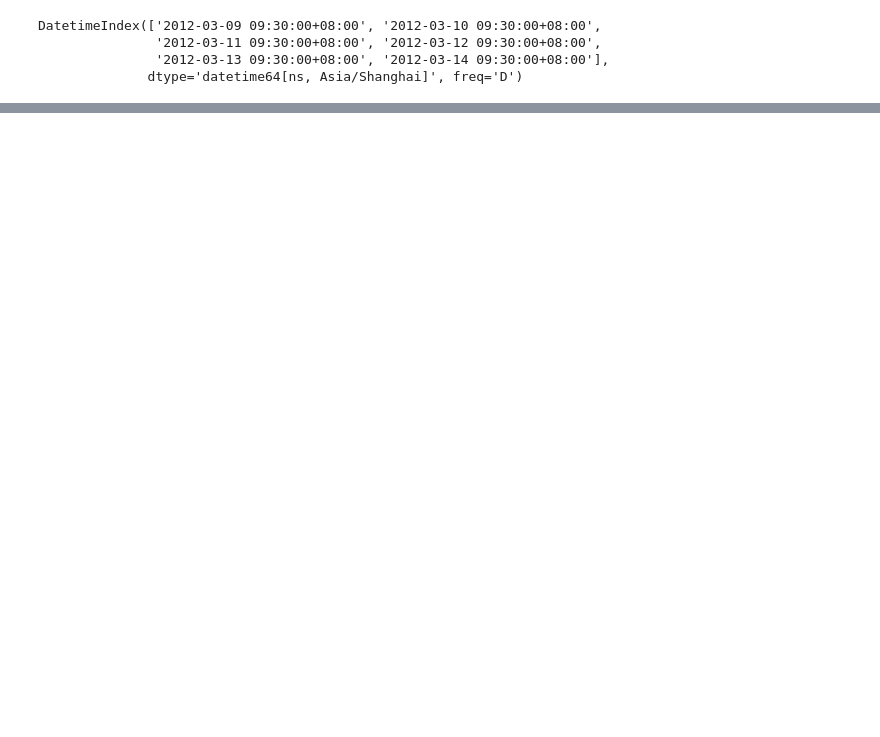
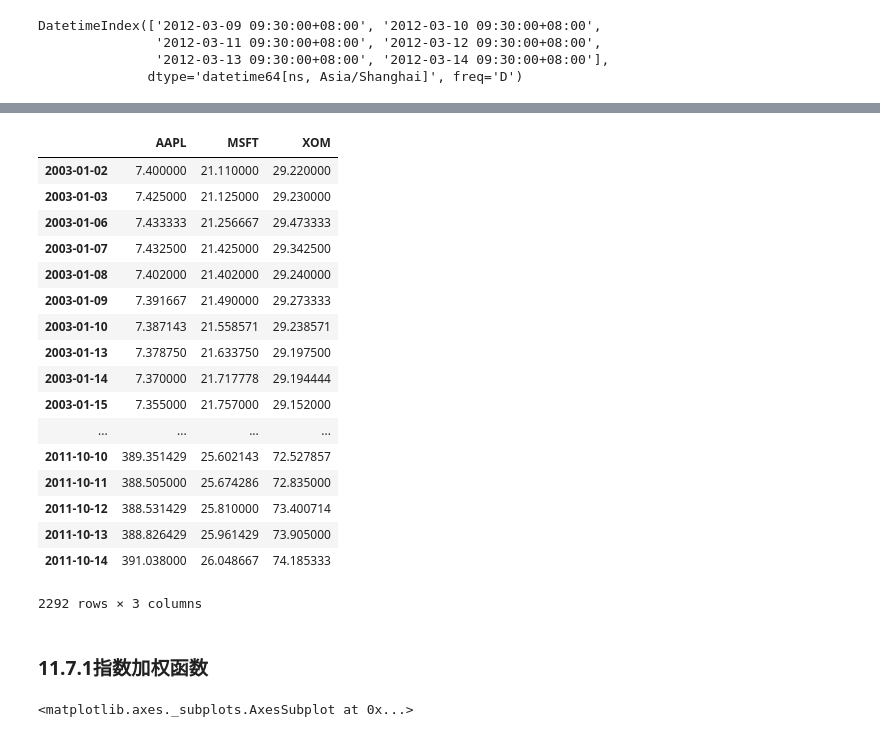
Before and after one commit to 0-yy-0/data_analysis, a Jupyter notebook: 11.时间序列.ipynb, the cells around one changed output, grey strips where cells are left out. Cells and saved outputs as stored; diff of their text form; code cells hidden in the pictures; blank space fills up the shorter version.

```diff
--- a/11.时间序列.ipynb
+++ b/11.时间序列.ipynb
@@ -712,0 +810,23 @@ DatetimeIndex(['2012-03-09 09:30:00+08:00', '2012-03-10 09:30:00+08:00',
+# %%
+close_px.rolling('20D').mean()
+# %% [output]
+|  | AAPL | MSFT | XOM |
+| 2003-01-02 | 7.400000 | 21.110000 | 29.220000 |
+| 2003-01-03 | 7.425000 | 21.125000 | 29.230000 |
+| 2003-01-06 | 7.433333 | 21.256667 | 29.473333 |
+| 2003-01-07 | 7.432500 | 21.425000 | 29.342500 |
+| 2003-01-08 | 7.402000 | 21.402000 | 29.240000 |
+| 2003-01-09 | 7.391667 | 21.490000 | 29.273333 |
+| 2003-01-10 | 7.387143 | 21.558571 | 29.238571 |
+| 2003-01-13 | 7.378750 | 21.633750 | 29.197500 |
+| 2003-01-14 | 7.370000 | 21.717778 | 29.194444 |
+| 2003-01-15 | 7.355000 | 21.757000 | 29.152000 |
+| ... | ... | ... | ... |
+| 2011-10-10 | 389.351429 | 25.602143 | 72.527857 |
+| 2011-10-11 | 388.505000 | 25.674286 | 72.835000 |
+| 2011-10-12 | 388.531429 | 25.810000 | 73.400714 |
+| 2011-10-13 | 388.826429 | 25.961429 | 73.905000 |
+| 2011-10-14 | 391.038000 | 26.048667 | 74.185333 |
+2292 rows × 3 columns
+# %% [markdown]
+### 11.7.1指数加权函数
@@ -712,0 +839,4 @@ DatetimeIndex(['2012-03-09 09:30:00+08:00', '2012-03-10 09:30:00+08:00',
+# %%
+ma60.plot(style='k--', label='Simple MA')
+# %% [output]
+<matplotlib.axes._subplots.AxesSubplot at 0x...>
```
Also changed, not shown: parts of 67 cells of this notebook, 1 other file.
